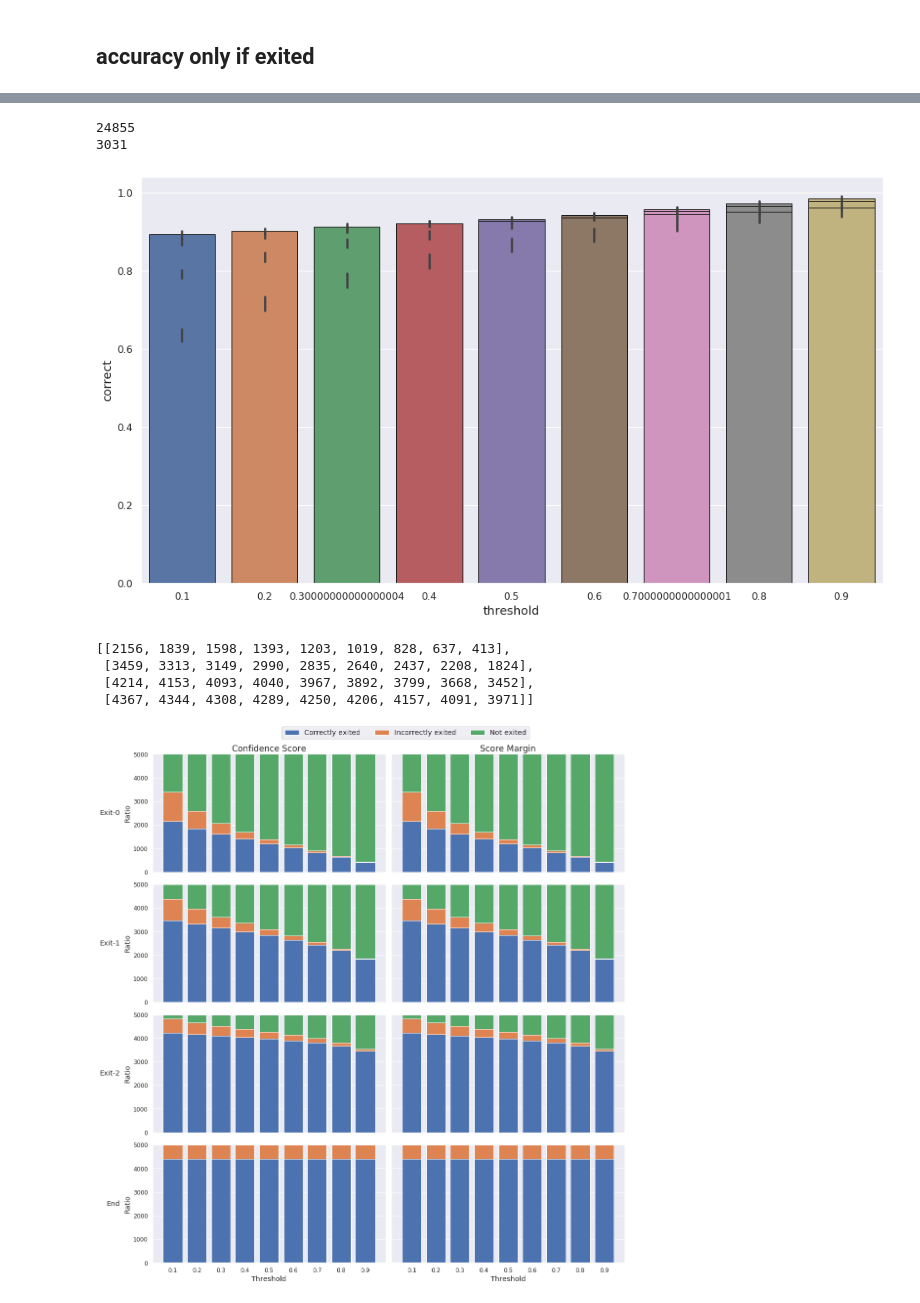
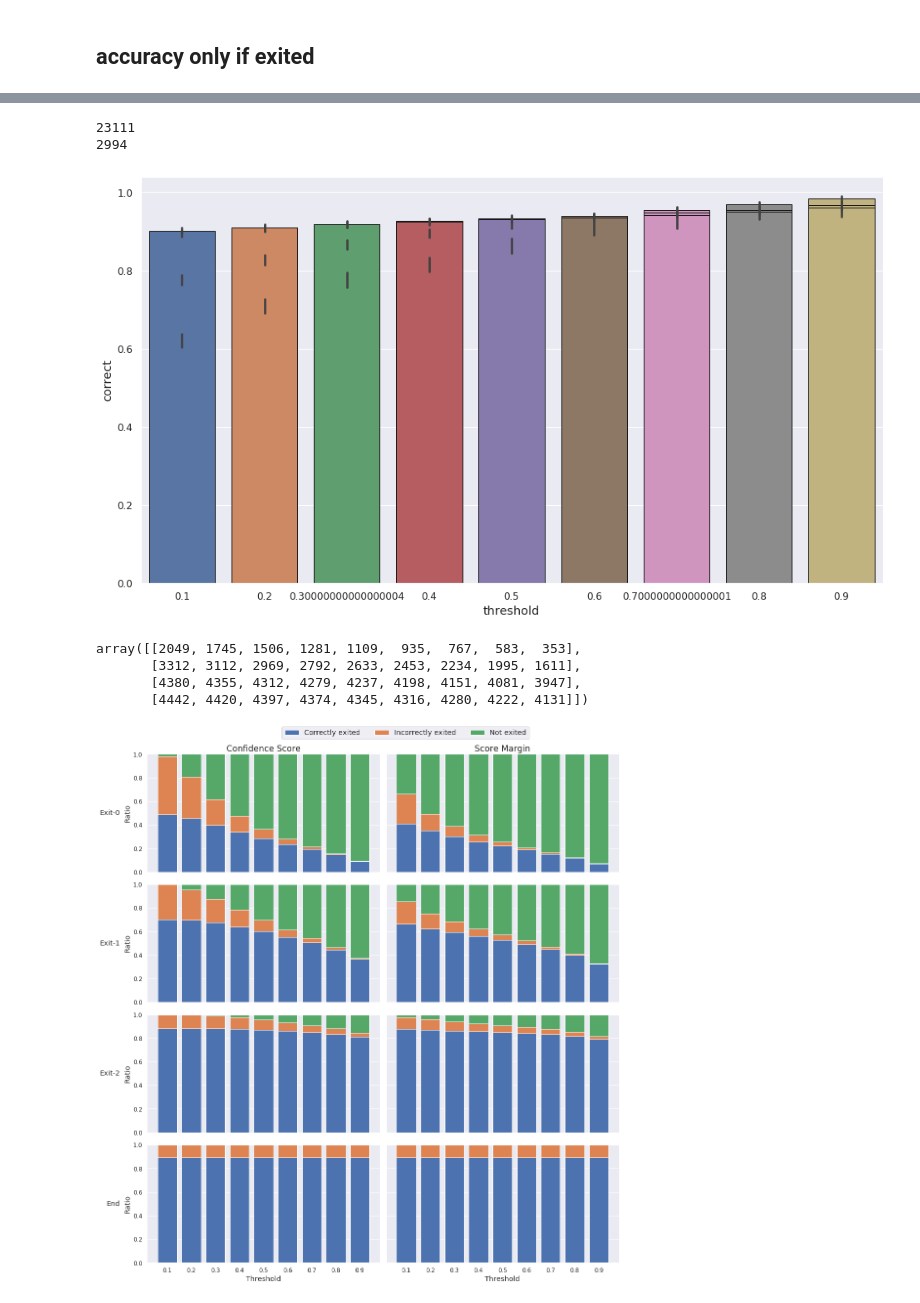
Before and after one commit to AlexKarlsen/thesis-src, a Jupyter notebook: DDNN/logging/threshold_test/Threshold analysis-Copy1.ipynb, the cells around one changed output, grey strips where cells are left out. Cells and saved outputs as stored; diff of their text form; code cells hidden in the pictures.

Commit message:
resnet101 train viz

```diff
--- a/DDNN/logging/threshold_test/Threshold analysis-Copy1.ipynb
+++ b/DDNN/logging/threshold_test/Threshold analysis-Copy1.ipynb
@@ -11,8 +11,8 @@ params = {'legend.fontsize': 'large',
          'ytick.labelsize':'medium'}
 plt.rcParams.update(params)
 # %%
-df_sm = pd.read_csv('resnet100_score_margin1.csv', index_col=0)
-df_th = pd.read_csv('resnet100_score_margin1.csv', index_col=0)
+df_sm = pd.read_csv('resnet101_score_margin1.csv', index_col=0)
+df_th = pd.read_csv('resnet101_confidence1.csv', index_col=0)
 
 #exit0 = df_sm.loc[(df_sm['exit']==0) & (df_sm['exited']==1) & (df_sm['correct']==1) & (df_sm['threshold']==0.5)]
 #exit0
@@ -220,8 +230,8 @@ print(exit_3_time-exit_2_time)
 print(len(df_sm.loc[(df_sm['exit'] == 1) & (df_sm['correct'] == True) & (df_sm['exited'] == 1)]))
 print(len(df_sm.loc[(df_sm['exit'] == 1) & (df_sm['correct'] == False) & (df_sm['exited'] == 1)]))
 # %% [output]
-24855
-3031
+23111
+2994
 # %%
 plt.figure(figsize=(16,9))
 c = ["blue", "purple", "red", "green", "pink", ]
@@ -235,14 +245,14 @@ for i, g in enumerate(only_exited.groupby("exit")):
                      #zorder=-i, # so first bars stay on top
                      edgecolor="k")
 # %% [output]
-[figure, old version]
+[figure, new version]
-# %%
-sm_exit_hist_correct
-# %% [output]
-[[2156, 1839, 1598, 1393, 1203, 1019, 828, 637, 413],
- [3459, 3313, 3149, 2990, 2835, 2640, 2437, 2208, 1824],
- [4214, 4153, 4093, 4040, 3967, 3892, 3799, 3668, 3452],
- [4367, 4344, 4308, 4289, 4250, 4206, 4157, 4091, 3971]]
+# %%
+np.array(sm_exit_hist_correct)
+# %% [output]
+array([[2049, 1745, 1506, 1281, 1109,  935,  767,  583,  353],
+       [3312, 3112, 2969, 2792, 2633, 2453, 2234, 1995, 1611],
+       [4380, 4355, 4312, 4279, 4237, 4198, 4151, 4081, 3947],
+       [4442, 4420, 4397, 4374, 4345, 4316, 4280, 4222, 4131]])
 # %%
 N = np.arange(9)
 fig, ax = plt.subplots(4,2, figsize=(16,16), sharex=True, sharey=True)
@@ -262,10 +272,10 @@ for i in np.arange(0.1,1,0.1):
 correct[3] += exit3_fix_correct
 incorrect[3] += exit3_fix_incorrect
 
-correct = correct #/ 5000
-incorrect = incorrect #/ 5000
+correct = correct / 5000
+incorrect = incorrect / 5000
 
-not_exited = 5000 - correct - incorrect
+not_exited = 1 - correct - incorrect
 
 ax[0,0].bar(N, correct[0])
 ax[0,0].bar(N, incorrect[0], bottom=correct[0])
@@ -300,10 +310,10 @@ for i in np.arange(0.1,1,0.1):
 correct[3] += exit3_fix_correct
 incorrect[3] += exit3_fix_incorrect
 
-correct = correct #/ 5000
-incorrect = incorrect #/ 5000
+correct = correct / 5000
+incorrect = incorrect / 5000
 
-not_exited = 5000 - correct - incorrect
+not_exited = 1- correct - incorrect
 
 ax[0,1].bar(N, correct[0])
 ax[0,1].bar(N, incorrect[0], bottom=correct[0])
@@ -315,32 +325,32 @@ ax[1,1].bar(N, incorrect[1], bottom=correct[1])
 ax[1,1].bar(N, not_exited[1], bottom=correct[1] + incorrect[1])
 #ax[1,1].set_title('Exit-1')
 
 ax[2,1].bar(N, correct[2])
 ax[2,1].bar(N, incorrect[2], bottom=correct[2])
 ax[2,1].bar(N, not_exited[2], bottom=correct[2] + incorrect[2])
 #ax[2,1].set_title('Exit-2')
 
 ax[3,1].bar(N, correct[3])
 ax[3,1].bar(N, incorrect[3], bottom=correct[3])
 ax[3,1].bar(N, not_exited[3], bottom=correct[3] + incorrect[3])
 #ax[3,1].set_title('Exit-3')
 
 rows = ['Exit-0', 'Exit-1', 'Exit-2', 'End']
 for a, row in zip(ax[:,0], rows):
     a.annotate(row, xy=(0, 0.5), xytext=(-a.yaxis.labelpad - 5, 0),
                 xycoords=a.yaxis.label, textcoords='offset points',
                 size='large', ha='right', va='center')
 
 for a in ax.flat:
     a.set(xlabel='Threshold', ylabel='Ratio')
     a.label_outer()
 
     # Put a legend below current axis
 fig.legend(['Correctly exited', 'Incorrectly exited', 'Not exited'], loc='upper center', bbox_to_anchor=(0.55, 1),
           fancybox=True, shadow=False, ncol=3)
 
 fig.tight_layout()
 fig.subplots_adjust(left=0.15, top=0.95)
-plt.savefig('threshold_analysis_densenet100.png')
+plt.savefig('threshold_analysis_resnet101.png')
 # %% [output]
-[figure, old version]
+[figure, new version]
```
Also changed, not shown: parts of 12 cells of this notebook, 6 other files.
